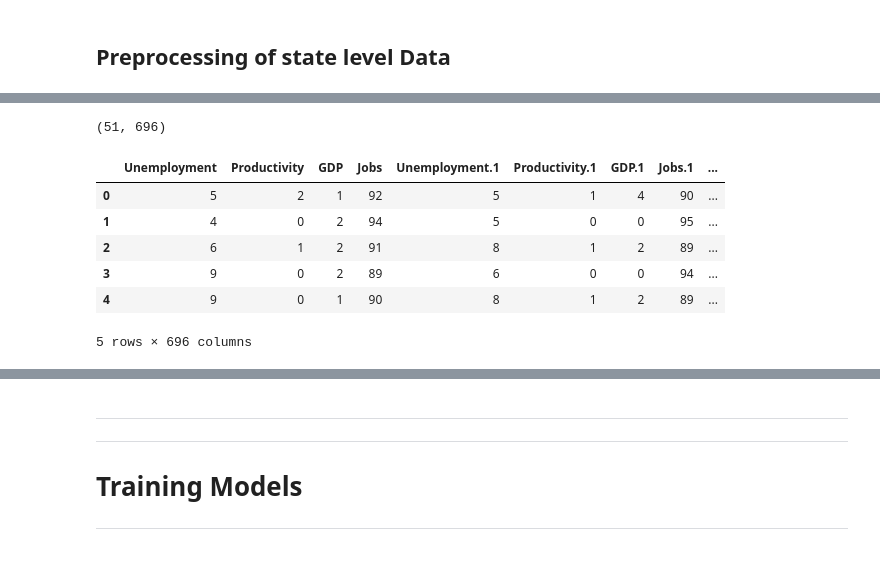
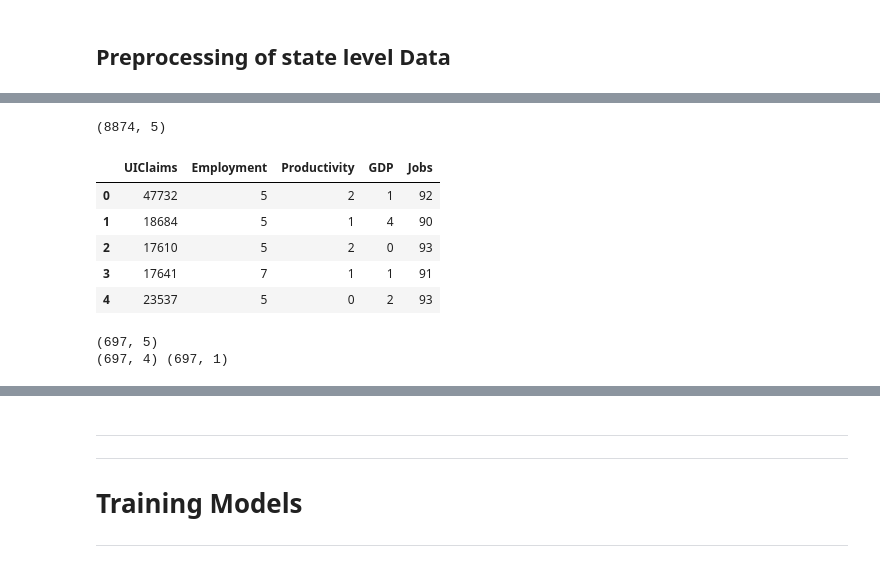
Before and after one commit to akshseh/FintechProject, a Jupyter notebook: NowCasting_StateLevel.ipynb, the cells around one changed output, grey strips where cells are left out. Drawn from its saved outputs; the diff is of its cells as text; code cells hidden in the pictures.

```diff
--- a/NowCasting_StateLevel.ipynb
+++ b/NowCasting_StateLevel.ipynb
@@ -129,19 +513,39 @@ print(X.shape, Y.shape)
 # %%
-# Data size - 51(states) x 697 observations        697 = 174*4+1()
-datafie = pd.read_csv('trends_state_4.csv')
-datafie.shape
-states = datafie.iloc[:,0]
+# # Data size - 51(states) x 697 observations        697 = 174*4+1()
+# datafie = pd.read_csv('trends_state_4.csv')
+# datafie.shape
+# states = datafie.iloc[:,0]
+# datafie.drop(datafie.columns[0],inplace = True, axis=1)
+# print(datafie.shape)
+# datafie.head()
+
+datafie = pd.read_csv('googletrends_bls_state.csv')
+# datafie.shape
+# states = datafie.iloc[:,0]
+datafie.drop(datafie.columns[0],inplace = True, axis=1)
+datafie.drop(datafie.columns[0],inplace = True, axis=1)
 datafie.drop(datafie.columns[0],inplace = True, axis=1)
 print(datafie.shape)
 datafie.head()
-# for i in range(0,datafile.shape[1]):
-#   for j in range(datafile.shape[0]):
 # %% [output]
-(51, 696)
+(8874, 5)
-|  | Unemployment | Productivity | GDP | Jobs | Unemployment.1 | Productivity.1 | GDP.1 | Jobs.1 | ... |
-| 0 | 5 | 2 | 1 | 92 | 5 | 1 | 4 | 90 | ... |
-| 1 | 4 | 0 | 2 | 94 | 5 | 0 | 0 | 95 | ... |
-| 2 | 6 | 1 | 2 | 91 | 8 | 1 | 2 | 89 | ... |
-| 3 | 9 | 0 | 2 | 89 | 6 | 0 | 0 | 94 | ... |
-| 4 | 9 | 0 | 1 | 90 | 8 | 1 | 2 | 89 | ... |
+|  | UIClaims | Employment | Productivity | GDP | Jobs |
+| 0 | 47732 | 5 | 2 | 1 | 92 |
+| 1 | 18684 | 5 | 1 | 4 | 90 |
+| 2 | 17610 | 5 | 2 | 0 | 93 |
+| 3 | 17641 | 7 | 1 | 1 | 91 |
+| 4 | 23537 | 5 | 0 | 2 | 93 |
-5 rows × 696 columns
+# %%
+matrix = datafie.as_matrix()
+matrix.shape
+matrix = matrix[:697,:]
+matrix[0]=((matrix[0]-matrix[0].min())/(matrix[0].max()-matrix[0].min()))*100
+# matrix = np.reshape(matrix,(51*174,5))
+# print(np.reshape(matrix,(51*174,5)))
+print(matrix.shape)
+Y_test = matrix[:,:1]
+X_test = matrix[:,1:]
+print(X_test.shape,Y_test.shape)
+# %% [output]
+(697, 5)
+(697, 4) (697, 1)
```
Also changed, not shown: parts of 92 cells of this notebook.
